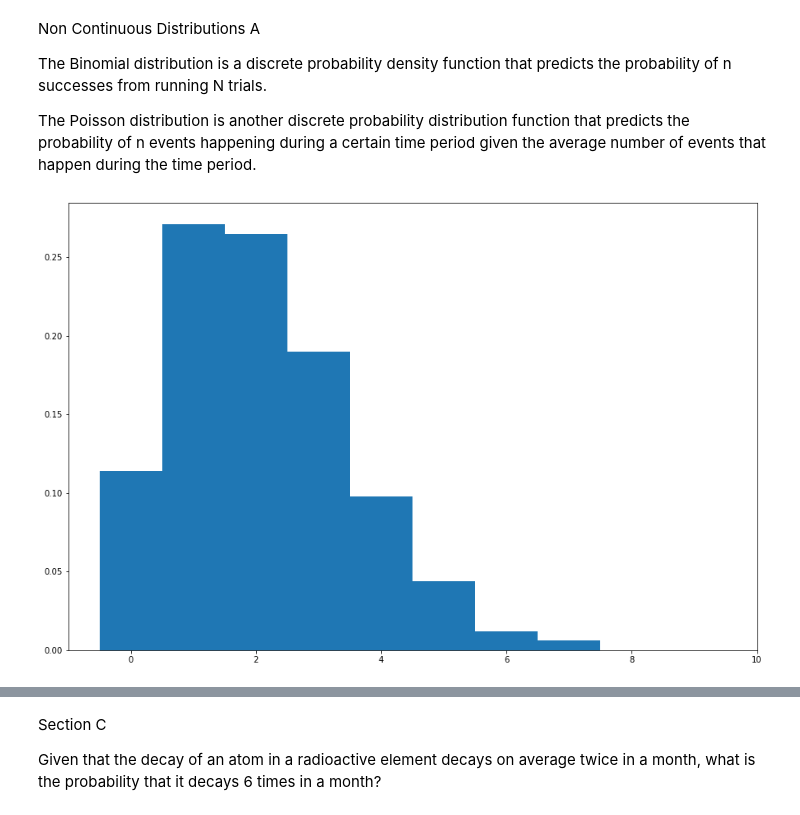
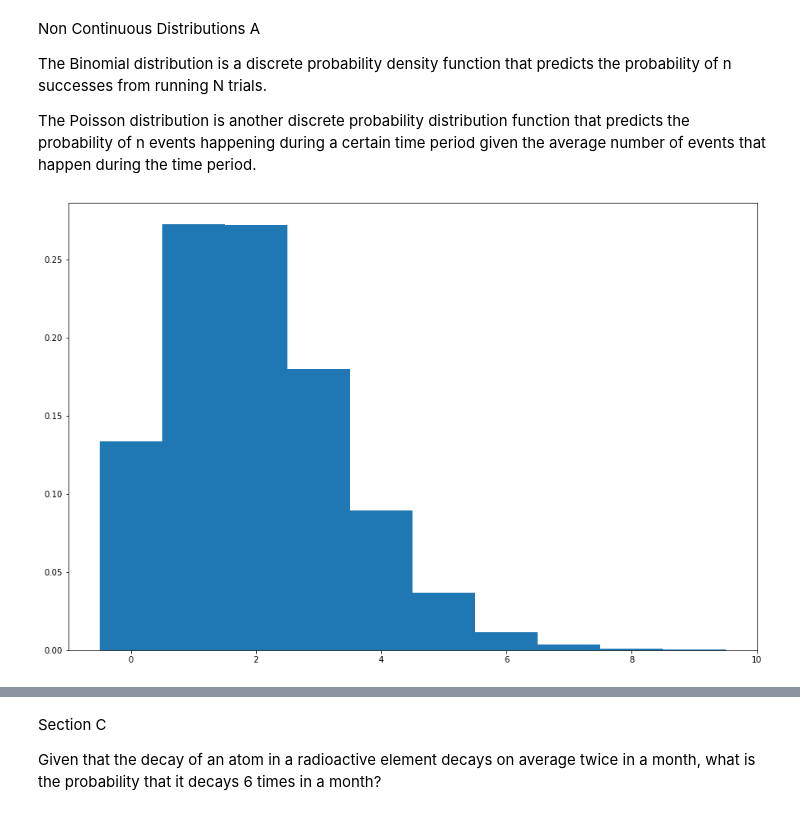
Before and after one commit to CameronPeloquin/PHYS_434, a Jupyter notebook: Lab1/Lab1.ipynb, the cells around one changed output, grey strips where cells are left out. Cells and saved outputs as stored; diff of their text form; code cells hidden in the pictures.

```diff
--- a/Lab1/Lab1.ipynb
+++ b/Lab1/Lab1.ipynb
@@ -275,15 +275,15 @@ The Poisson distribution is another discrete probability distribution function t
 # %%
 # Non Continuous Distributions B
 
 d = np.random.poisson(2, 100000)
 
 bins = np.arange(11) - 0.5
-entries, bin_edges, patches = plt.hist(data, bins=bins, density=True)
+entries, bin_edges, patches = plt.hist(d, bins=bins, density=True)
 bin_middles = 0.5 * (bin_edges[1:] + bin_edges[:-1])
 
 plt.show()
 # %% [output]
-[figure, old version]
+[figure, new version]
 # %%
 def fit_function(k, lamb):
     return poisson.pmf(k, lamb)
```
Also changed, not shown: parts of 4 cells of this notebook.
